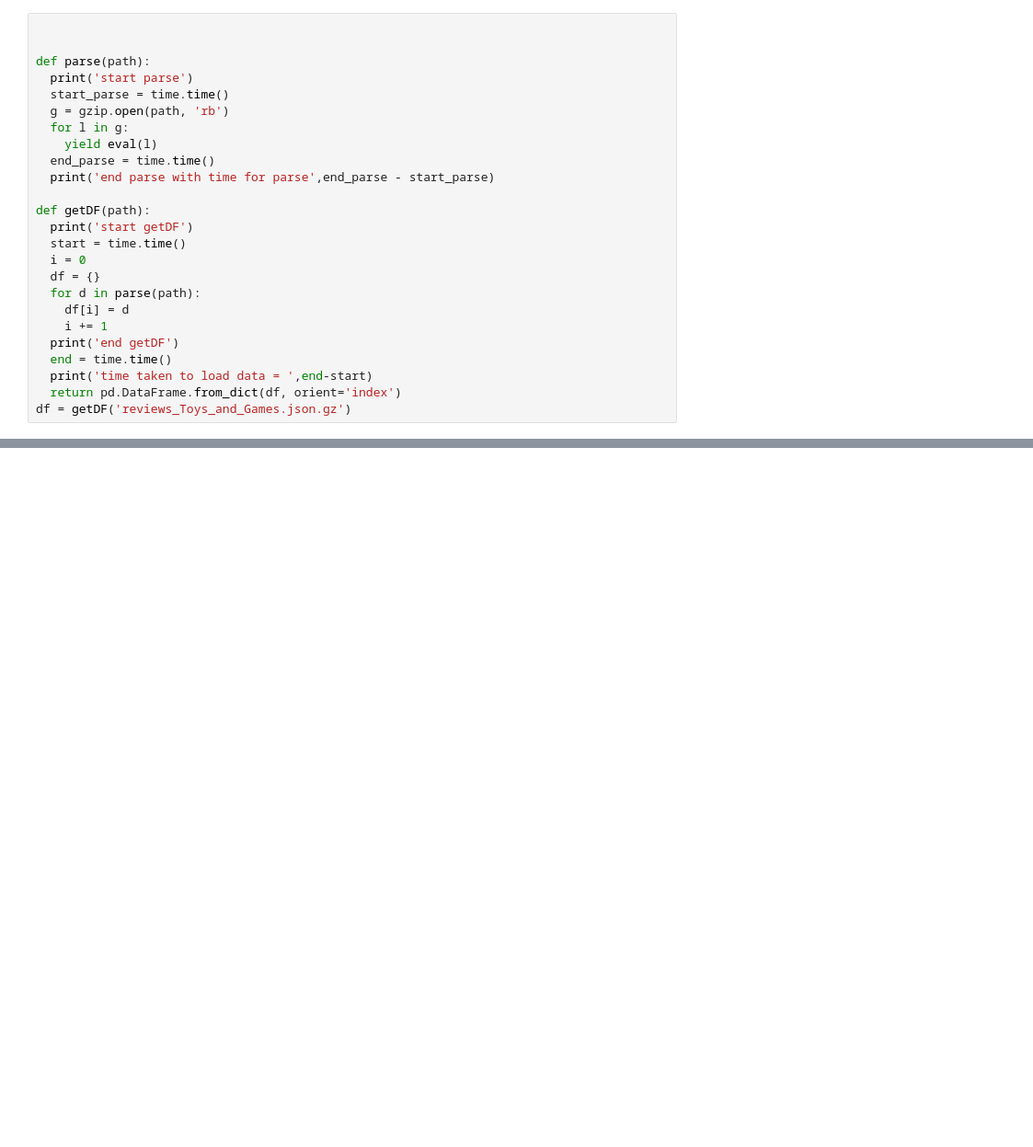
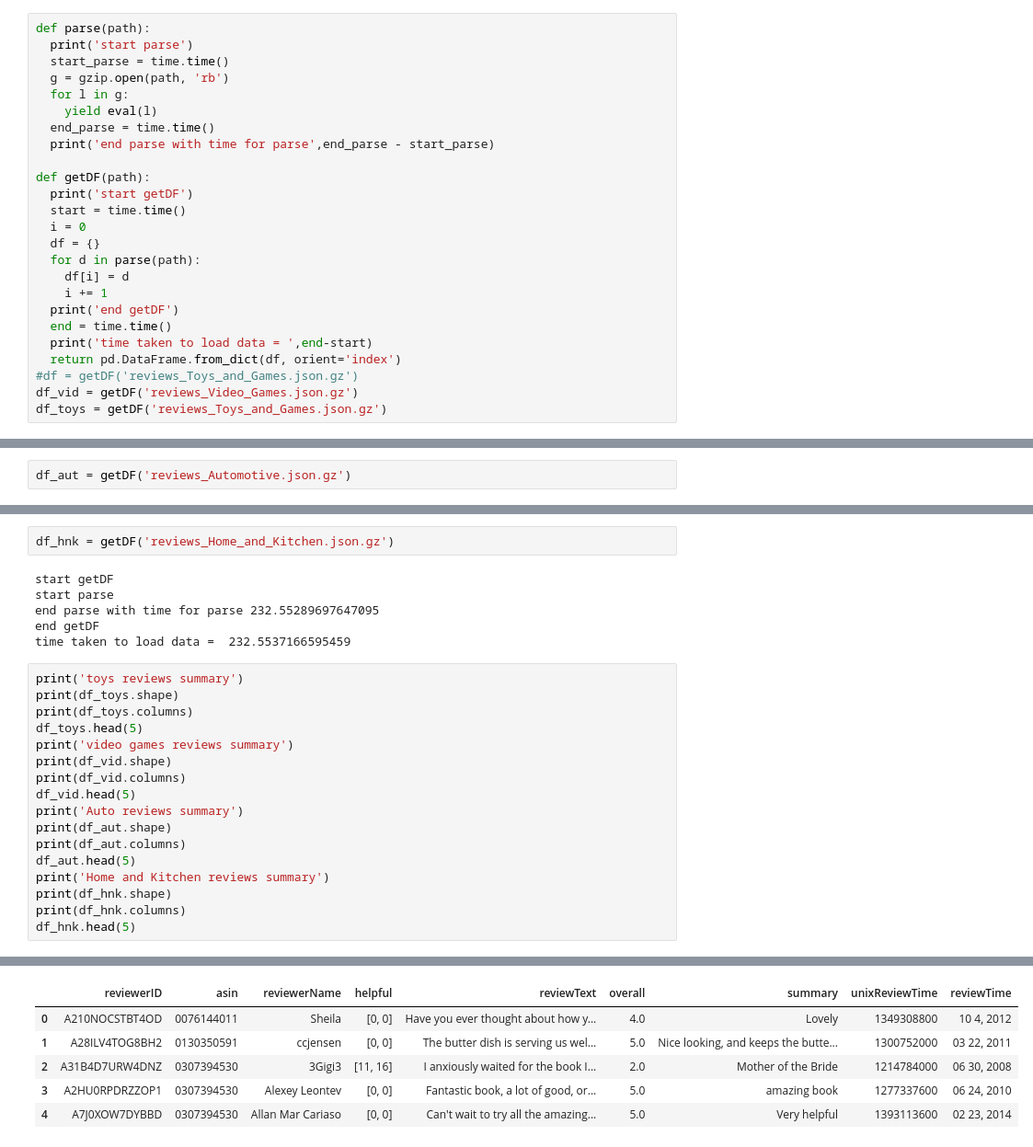
Before and after one commit to ArunimaKay/Sentiment_Analysis_Transfer_Learning, a Jupyter notebook: Explore_toys_reviews.ipynb, the cells around one changed output, grey strips where cells are left out. Shown: that part at 92% size. Saved outputs shown, nothing was run; the diff lists cells and outputs as text; blank space fills up the shorter version.

Commit message:
Version with 4 data files

```diff
--- a/Explore_toys_reviews.ipynb
+++ b/Explore_toys_reviews.ipynb
@@ -30,8 +33,6 @@ import segment
 utils.require_package("tqdm")  # for nice progress bars
 from tqdm import tqdm as ProgressBar
 # %%
-
-
 def parse(path):
   print('start parse')
   start_parse = time.time()
@@ -53,7 +54,9 @@ def getDF(path):
   end = time.time()
   print('time taken to load data = ',end-start)
   return pd.DataFrame.from_dict(df, orient='index')
-df = getDF('reviews_Toys_and_Games.json.gz')
+#df = getDF('reviews_Toys_and_Games.json.gz')
+df_vid = getDF('reviews_Video_Games.json.gz')
+df_toys = getDF('reviews_Toys_and_Games.json.gz')
 # %% [output]
 start getDF
 start parse
@@ -132,0 +71,2 @@ print(train_toys.shape,dev_toys.shape,test_toys.shape)
+# %%
+df_aut = getDF('reviews_Automotive.json.gz')
@@ -132,0 +79,26 @@ print(train_toys.shape,dev_toys.shape,test_toys.shape)
+# %%
+df_hnk = getDF('reviews_Home_and_Kitchen.json.gz')
+# %% [output]
+start getDF
+start parse
+end parse with time for parse 232.55289697647095
+end getDF
+time taken to load data =  232.5537166595459
+# %%
+print('toys reviews summary')
+print(df_toys.shape)
+print(df_toys.columns)
+df_toys.head(5)
+print('video games reviews summary')
+print(df_vid.shape)
+print(df_vid.columns)
+df_vid.head(5)
+print('Auto reviews summary')
+print(df_aut.shape)
+print(df_aut.columns)
+df_aut.head(5)
+print('Home and Kitchen reviews summary')
+print(df_hnk.shape)
+print(df_hnk.columns)
+df_hnk.head(5)
+# %% [output]
@@ -132,0 +125,6 @@ print(train_toys.shape,dev_toys.shape,test_toys.shape)
+|  | reviewerID | asin | reviewerName | helpful | reviewText | overall | summary | unixReviewTime | reviewTime |
+| 0 | A210NOCSTBT4OD | 0076144011 | Sheila | [0, 0] | Have you ever thought about how y... | 4.0 | Lovely | 1349308800 | 10 4, 2012 |
+| 1 | A28ILV4TOG8BH2 | 0130350591 | ccjensen | [0, 0] | The butter dish is serving us wel... | 5.0 | Nice looking, and keeps the butte... | 1300752000 | 03 22, 2011 |
+| 2 | A31B4D7URW4DNZ | 0307394530 | 3Gigi3 | [11, 16] | I anxiously waited for the book I... | 2.0 | Mother of the Bride | 1214784000 | 06 30, 2008 |
+| 3 | A2HU0RPDRZZOP1 | 0307394530 | Alexey Leontev | [0, 0] | Fantastic book, a lot of good, or... | 5.0 | amazing book | 1277337600 | 06 24, 2010 |
+| 4 | A7J0XOW7DYBBD | 0307394530 | Allan Mar Cariaso | [0, 0] | Can't wait to try all the amazing... | 5.0 | Very helpful | 1393113600 | 02 23, 2014 |
```
Also changed, not shown: parts of 32 cells of this notebook.
